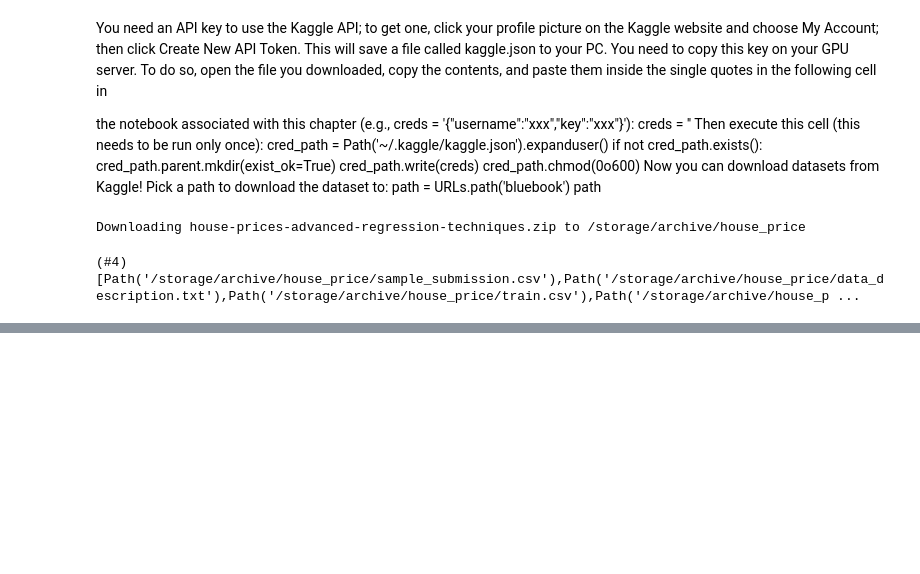
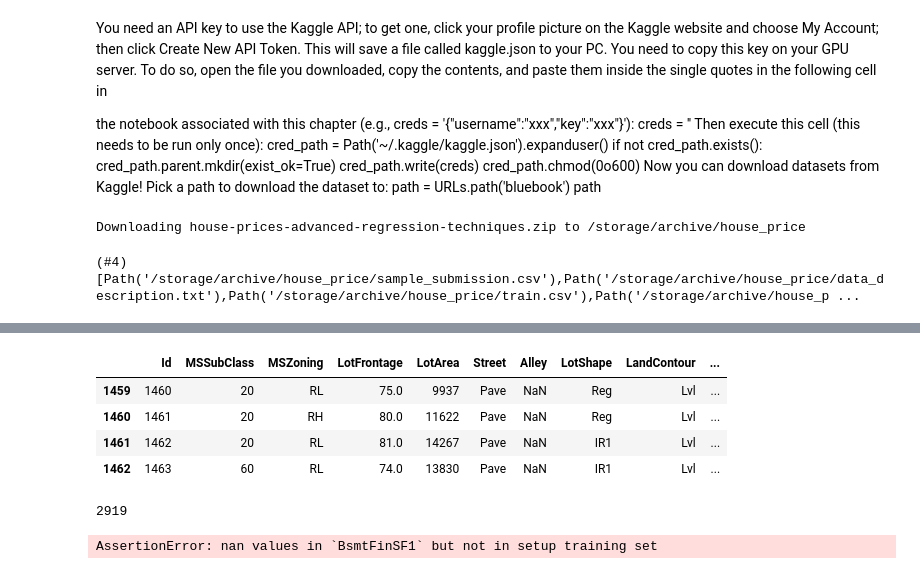
Before and after one commit to PacktPublishing/Deep-Learning-with-fastai-Cookbook, a Jupyter notebook: ch3/training_with_tabular_datasets.ipynb, the cells around one changed output, grey strips where cells are left out. Saved outputs shown, nothing was run; the diff lists cells and outputs as text; code cells hidden in the pictures; blank space fills up the shorter version.

```diff
--- a/ch3/training_with_tabular_datasets.ipynb
+++ b/ch3/training_with_tabular_datasets.ipynb
@@ -183,0 +308,20 @@ Downloading house-prices-advanced-regression-techniques.zip to /storage/archive/
+# %%
+# check to confirm that the index continues at combination
+df_combined[1459:1463]
+# %% [output]
+|  | Id | MSSubClass | MSZoning | LotFrontage | LotArea | Street | Alley | LotShape | LandContour | ... |
+| 1459 | 1460 | 20 | RL | 75.0 | 9937 | Pave | NaN | Reg | Lvl | ... |
+| 1460 | 1461 | 20 | RH | 80.0 | 11622 | Pave | NaN | Reg | Lvl | ... |
+| 1461 | 1462 | 20 | RL | 81.0 | 14267 | Pave | NaN | IR1 | Lvl | ... |
+| 1462 | 1463 | 60 | RL | 74.0 | 13830 | Pave | NaN | IR1 | Lvl | ... |
+# %%
+df_combined.shape[0]
+# %% [output]
+2919
+# %%
+# define TabularDataLoaders object
+# valid_idx: the indices to use for the validation set
+dls_house=TabularDataLoaders.from_df(df_combined,path,procs= procs,
+                               cat_names= cat, cont_names = cont, y_names = dep_var, valid_idx=list(range(1460,df_combined.shape[0])), bs=64)
+# %% [output]
+AssertionError: nan values in `BsmtFinSF1` but not in setup training set
```
Also changed, not shown: parts of 14 cells of this notebook, 2 other files.
